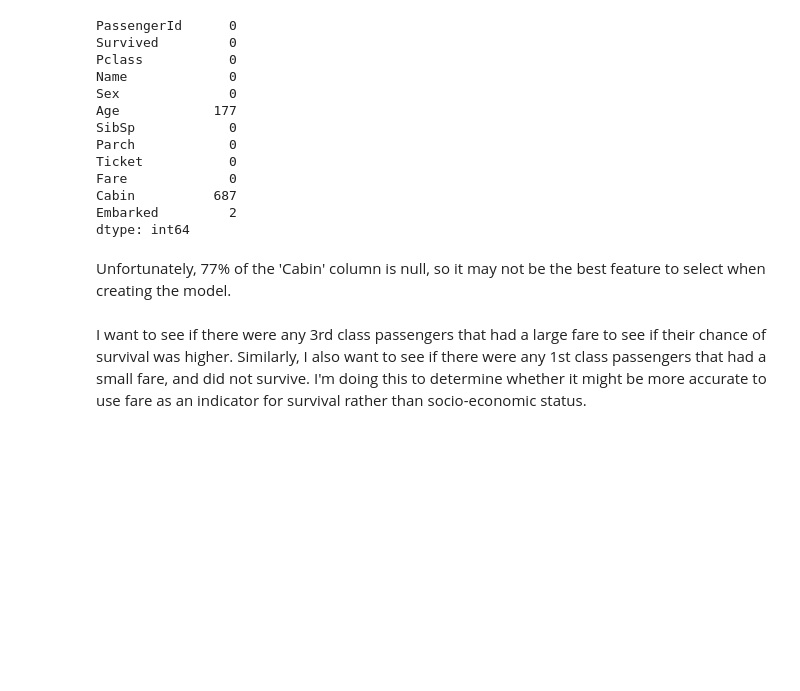
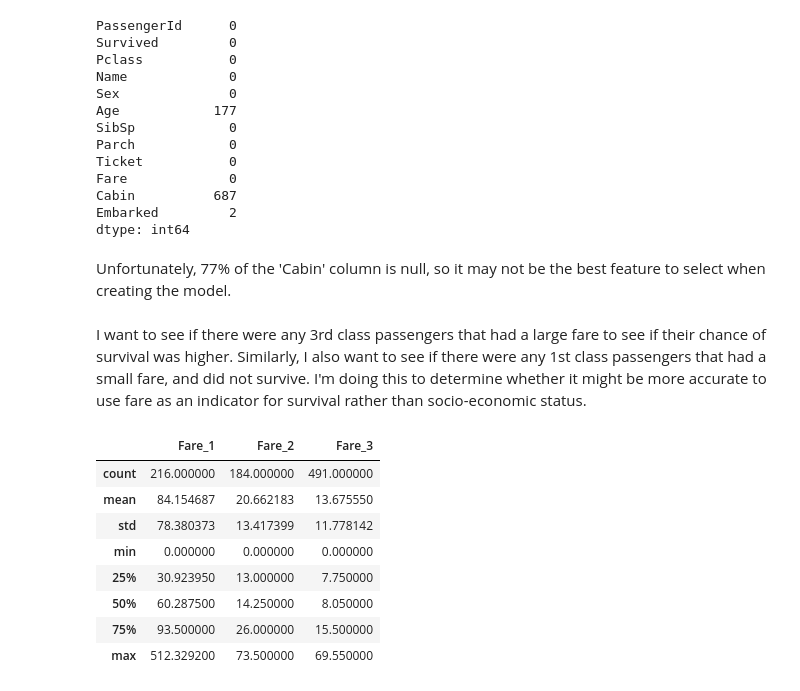
Before and after one commit to djm160830/kaggle-notebooks, a Jupyter notebook: titanic-submission.ipynb, the cells around one changed output. Saved outputs shown, nothing was run; the diff lists cells and outputs as text; code cells hidden in the pictures; blank space fills up the shorter version.

```diff
--- a/titanic-submission.ipynb
+++ b/titanic-submission.ipynb
@@ -172,4 +172,18 @@ dtype: int64
 Unfortunately, 77% of the 'Cabin' column is null, so it may not be the best feature to select when creating the model.
 # %% [markdown]
 I want to see if there were any 3rd class passengers that had a large fare to see if their chance of survival was higher. Similarly, I also want to see if there were any 1st class passengers that had a small fare, and did not survive. I'm doing this to determine whether it might be more accurate to use fare as an indicator for survival rather than socio-economic status.
+# %%
+pd.concat([train.loc[train.Pclass==1, ['Fare']].describe().rename(columns={'Fare': 'Fare_1'}),
+          train.loc[train.Pclass==2, ['Fare']].describe().rename(columns={'Fare': 'Fare_2'}),
+          train.loc[train.Pclass==3, ['Fare']].describe().rename(columns={'Fare': 'Fare_3'})],axis=1)
+# %% [output]
+|  | Fare_1 | Fare_2 | Fare_3 |
+| count | 216.000000 | 184.000000 | 491.000000 |
+| mean | 84.154687 | 20.662183 | 13.675550 |
+| std | 78.380373 | 13.417399 | 11.778142 |
+| min | 0.000000 | 0.000000 | 0.000000 |
+| 25% | 30.923950 | 13.000000 | 7.750000 |
+| 50% | 60.287500 | 14.250000 | 8.050000 |
+| 75% | 93.500000 | 26.000000 | 15.500000 |
+| max | 512.329200 | 73.500000 | 69.550000 |
 # %%
```
Also changed, not shown: parts of 3 cells of this notebook.
